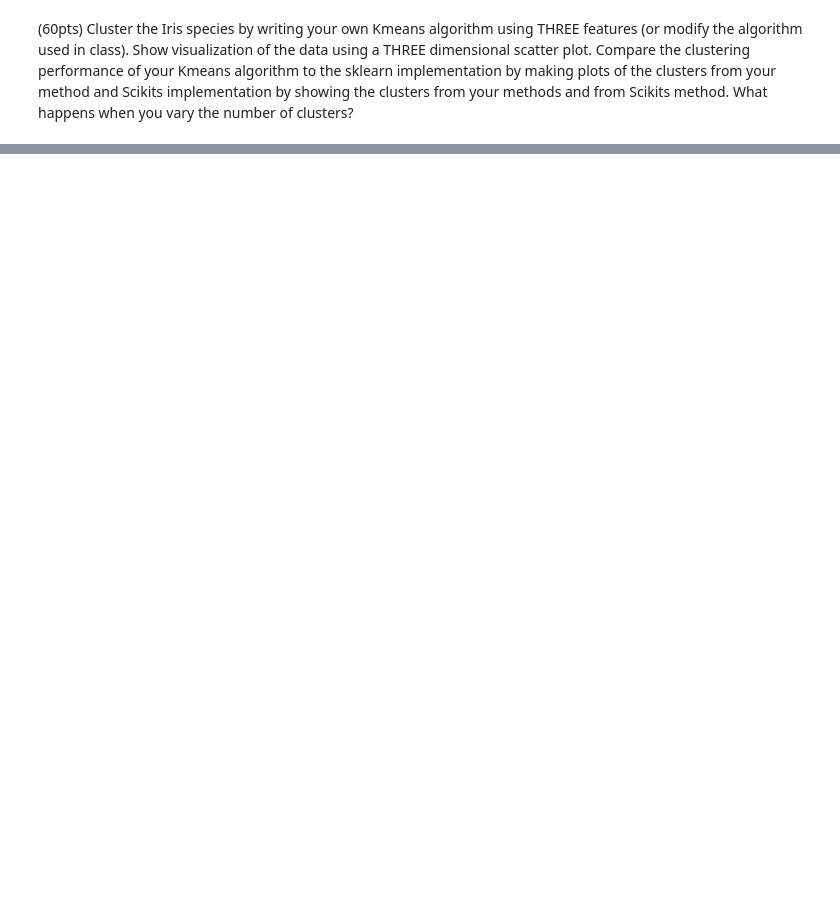
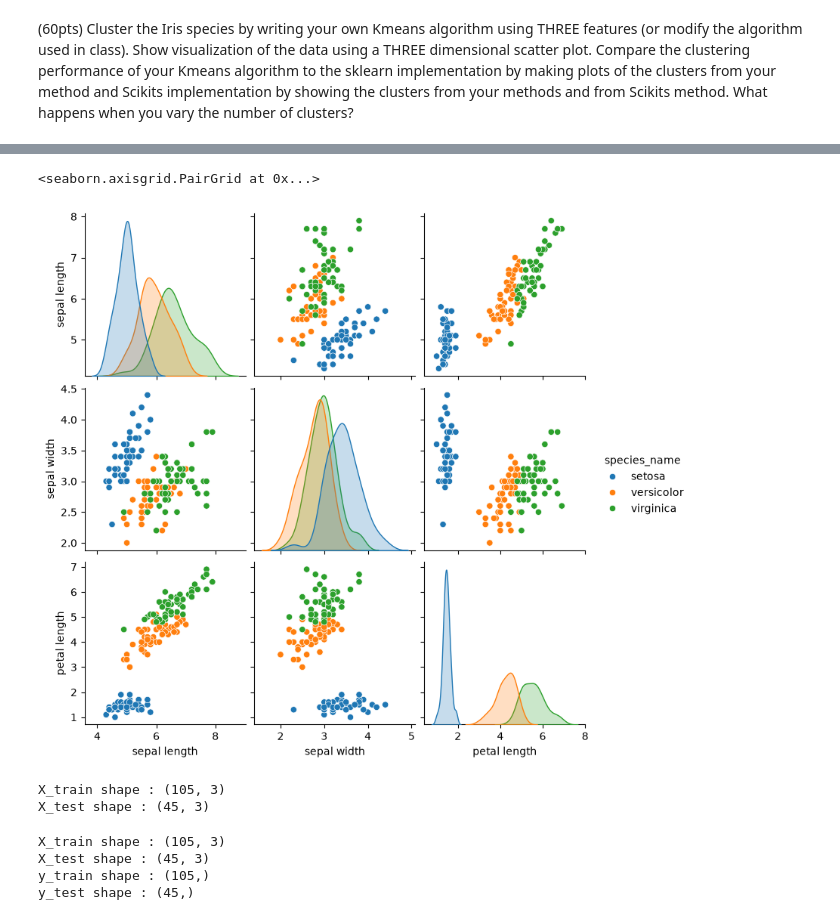
Before and after one commit to hamptb/MANE-4961, a Jupyter notebook: HW2.ipynb, the cells around one changed output, grey strips where cells are left out. Cells and saved outputs as stored; diff of their text form; code cells hidden in the pictures; blank space fills up the shorter version.

```diff
--- a/HW2.ipynb
+++ b/HW2.ipynb
@@ -128,0 +175,5 @@ print(X_t)
+# %%
+df = pd.DataFrame()
+df['sepal length'] = data['data'][:,0]
+df['sepal width'] = data['data'][:,1]
+df['petal length'] = data['data'][:,2]
@@ -128,0 +198,2 @@ print(X_t)
+# %%
+df['target'] = data['target']
@@ -128,0 +208,6 @@ print(X_t)
+# %%
+named_targets = []
+
+for elm in df['target'].to_list():
+    named_targets.append(data.target_names[elm])
+print(named_targets)
@@ -128,0 +216,3 @@ print(X_t)
+# %%
+df['species_name'] = named_targets
+print(df)
@@ -128,0 +234,5 @@ print(X_t)
+# %%
+sns.pairplot(df.drop(labels=['target'],axis=1), hue='species_name')
+# %% [output]
+<seaborn.axisgrid.PairGrid at 0x...>
+[figure, added]
@@ -128,0 +248,6 @@ print(X_t)
+# %%
+print('X_train shape :', X_train.shape)
+print('X_test shape :', X_test.shape)
+# %% [output]
+X_train shape : (105, 3)
+X_test shape : (45, 3)
@@ -128,0 +264,10 @@ print(X_t)
+# %%
+print('X_train shape :', X_train.shape)
+print('X_test shape :', X_test.shape)
+print('y_train shape :', y_train.shape)
+print('y_test shape :', y_test.shape)
+# %% [output]
+X_train shape : (105, 3)
+X_test shape : (45, 3)
+y_train shape : (105,)
+y_test shape : (45,)
```
Also changed, not shown: parts of 37 cells of this notebook.
